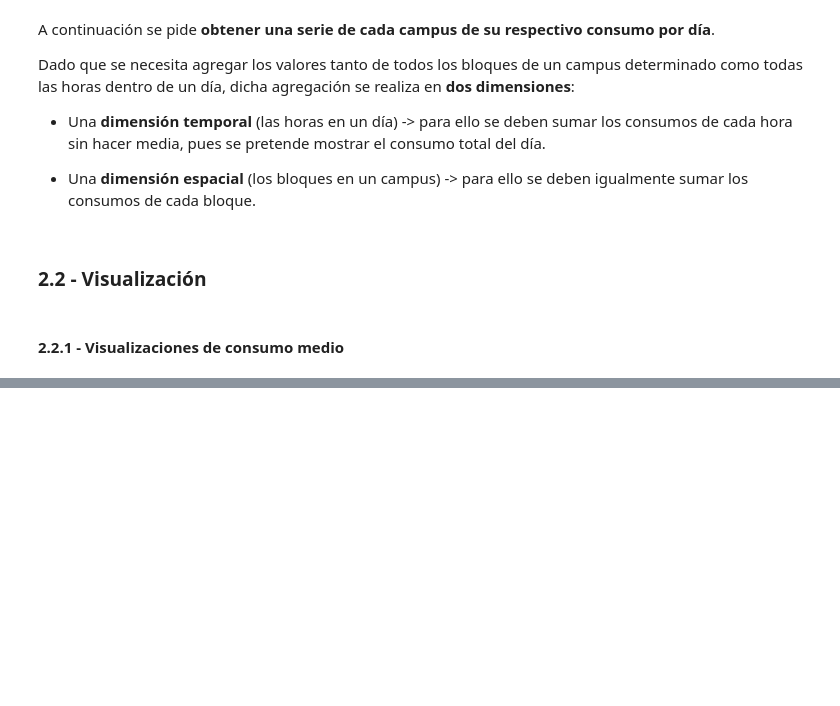
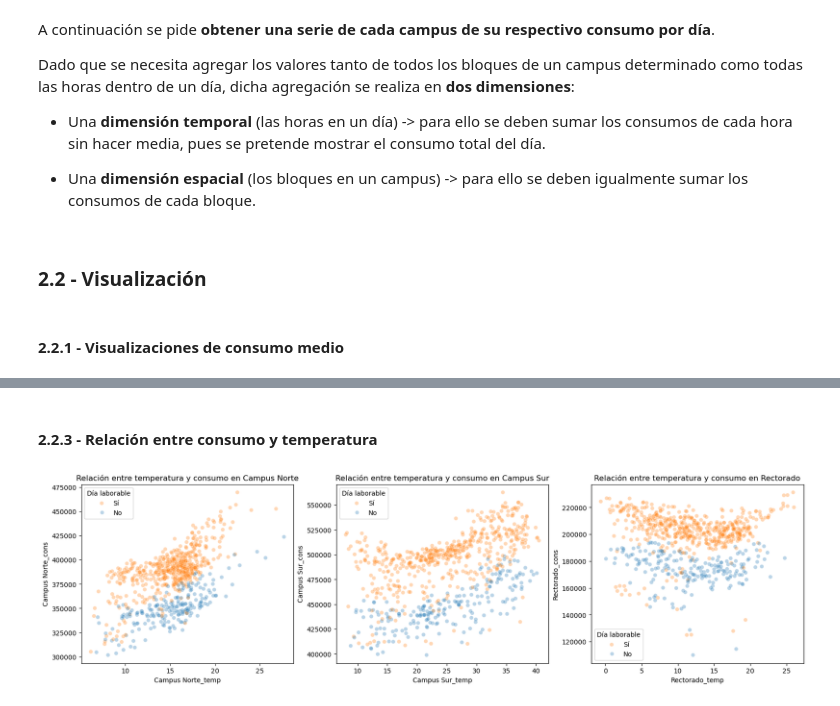
Before and after one commit to Martin-Kugler/network-attacks-and-energetic-efficiency-mcp, a Jupyter notebook: consumo_campus.ipynb, the cells around one changed output, grey strips where cells are left out. Saved outputs shown, nothing was run; the diff lists cells and outputs as text; code cells hidden in the pictures; blank space fills up the shorter version.

```diff
--- a/consumo_campus.ipynb
+++ b/consumo_campus.ipynb
@@ -194,9 +196,9 @@ cols_sur = [col for col in consumo.columns if col.startswith('SUR')]
 cols_rec = [col for col in consumo.columns if col.startswith('REC')]
 
 # 3) Agregación espacial
-consumo_agregado["NOR"] = consumo[cols_nor].sum(axis=1)
-consumo_agregado["SUR"] = consumo[cols_sur].sum(axis=1)
-consumo_agregado["REC"] = consumo[cols_rec].sum(axis=1)
+consumo_agregado["Campus Norte"] = consumo[cols_nor].sum(axis=1)
+consumo_agregado["Campus Sur"] = consumo[cols_sur].sum(axis=1)
+consumo_agregado["Rectorado"] = consumo[cols_rec].sum(axis=1)
 
 # 2) Agregación temporal
 consumo_agregado = consumo_agregado.resample("D").sum()
@@ -220,0 +285,23 @@ for medida_tiempo in medidas_tiempo:
+# %% [markdown]
+#### 2.2.3 - Relación entre consumo y temperatura
+# %%
+# 1) Creamos un DataFrame de temperaturas pivotando la información meteorológica para tener como columnas los campus y
+# como valores las temperaturas y agregando la temperatura media por día
+temperaturas = meteo[["campus", "temperatura"]].pivot_table(index=meteo.index, columns="campus", values="temperatura", observed=False).resample("D").mean()
+
+# Convertimos las columnas categóricas de temperaturas a texto normal (motivo de errores anteriores)
+temperaturas.columns = temperaturas.columns.astype(str)
+
+# 2) Hacemos un join entre este DataFrame de temperaturas y el de consumo agregado
+temp_cons_join = temperaturas.join(consumo_agregado, how="inner", lsuffix="_temp", rsuffix="_cons")
+
+# 3) Para cada campus, hacemos un scatter plot de la relación entre temperatura y consumo
+fig, ax = plt.subplots(1, 3, figsize=(20, 5))
+
+for i, campus in enumerate(["Campus Norte", "Campus Sur", "Rectorado"]):
+    sns.scatterplot(x=f"{campus}_temp", y=f"{campus}_cons", data=temp_cons_join,
+                    ax=ax[i], alpha=0.3, hue=temp_cons_join.index.dayofweek.isin(list(range(5))))
+    ax[i].set_title(f"Relación entre temperatura y consumo en {campus}")
+    ax[i].legend(title="Día laborable", labels=["Sí", "No"])
+# %% [output]
+[figure, added]
```
Also changed, not shown: parts of 6 cells of this notebook.
